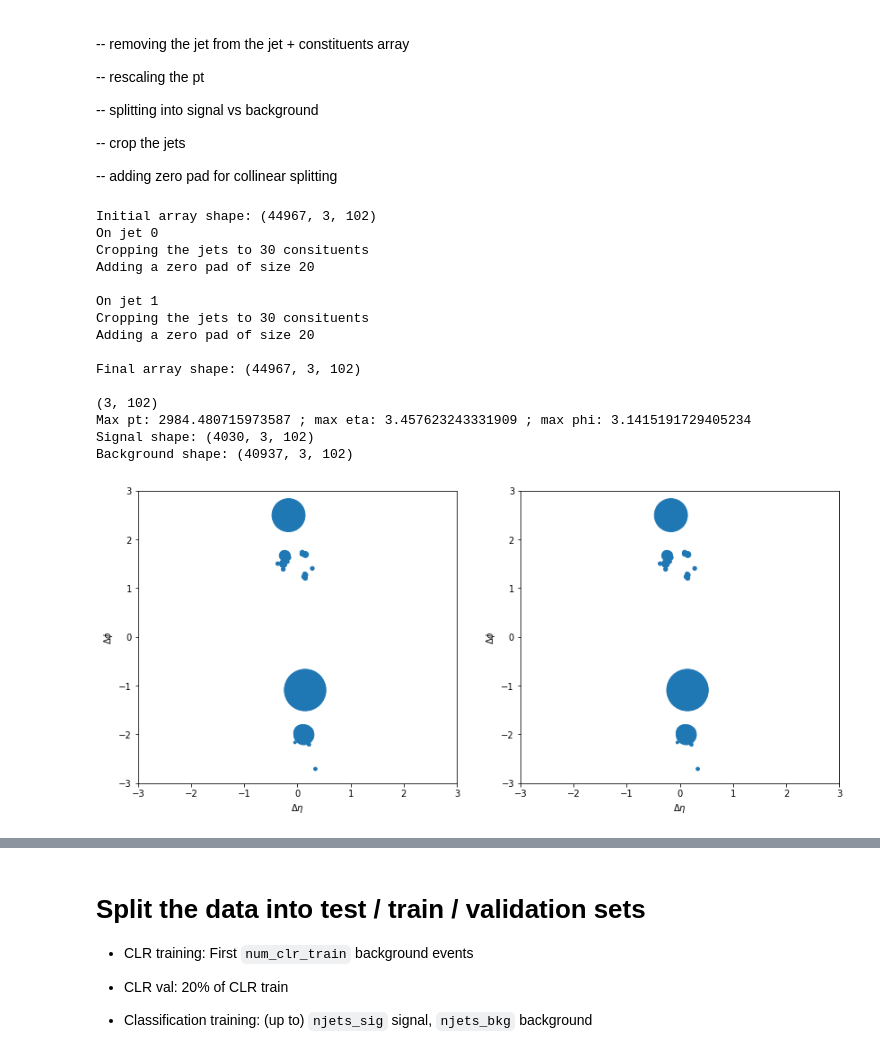
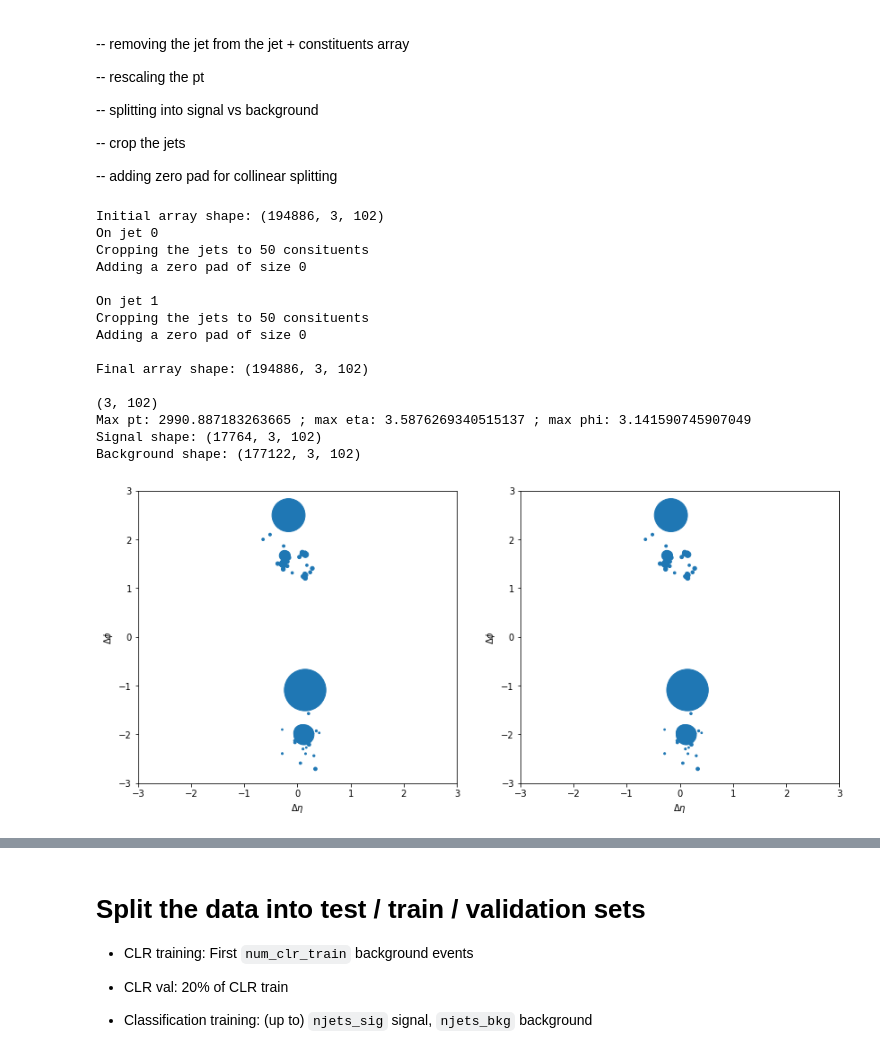
Before and after one commit to rmastand/JetCLR_AD, a Jupyter notebook: scripts/data_prep.ipynb, the cells around one changed output, grey strips where cells are left out. Saved outputs shown, nothing was run; the diff lists cells and outputs as text; code cells hidden in the pictures.

```diff
--- a/scripts/data_prep.ipynb
+++ b/scripts/data_prep.ipynb
@@ -42,8 +42,8 @@ path_to_data_storage = "/clusterfs/ml4hep/rrmastandrea/processed_data/"+study_ty
 
 if not clustered_npy_exists:
 
-    start = 40000
-    stop = 45000
+    start = 195000
+    stop = 200000
     jetR = 0.8
     j_per_e = 2
     center = "J1_phi_only_pi_2"
@@ -85,9 +85,16 @@ if clustered_npy_exists:
                        #(80000,85000),(85000,90000),(90000,95000),(95000,100000)]
     elif study_type == "dijet":
 
-        starts_and_stops = [(0,2000),(2000,6000),(6000,10000),
-                           (10000,15000),(15000,20000), (20000,25000), (25000,30000),
-                           (30000,35000), (35000,40000),(40000,45000)]
+        starts_and_stops = [(0,2000),(2000,6000),(6000,10000),(10000,15000),
+                            (15000,20000), (20000,25000), (25000,30000),(30000,35000),
+                            (35000,40000),(40000,45000),(50000,55000), (55000,60000),
+                            (60000,65000),(65000,70000),(70000,75000),(75000,80000),
+                            (80000,85000),(85000,90000),(90000,95000),(95000,100000),
+                           (100000,105000),(105000,110000),(110000,115000),(115000,120000),
+                           (120000,125000),(125000,130000),(130000,135000),(135000,140000),
+                           (140000,145000),(145000,150000),(150000,155000),(155000,160000),
+                           (160000,165000),(165000,170000),(170000,175000),(175000,180000),
+                           (180000,185000),(185000,190000),(190000,195000),(195000,200000)]
 
     """
     high_mass_consits_wjet = np.load(path_to_data_storage+"highmassconstits_data_jetR_"+str(jetR)+"_deltaJ_"+str(starts_and_stops[0][0])+"_"+str(starts_and_stops[0][1])+".npy")
@@ -215,12 +222,12 @@ for i, subjet in enumerate(split_jets):
     #subjet = subjet[:,:,1:]
 
     # crop the n constituents
-    n_nonzero_conts = 30
+    n_nonzero_conts = 50
     print("Cropping the jets to",n_nonzero_conts,"consituents")
     subjet = crop_jets(subjet,1+n_nonzero_conts)
 
     # add zero pad
-    n_zero_pad = 20
+    n_zero_pad = 0
     print("Adding a zero pad of size", n_zero_pad)
     subjet = zero_pad_consts(subjet,n_zero_pad+n_nonzero_conts+1)
 
@@ -239,43 +246,43 @@ plot_jets_phase_plane(jet_to_plot, jet_to_plot,2,(-3,3),(-3,3))
 
 # get max, min pt for normalizing
 max_pt = np.max(high_mass_consits[:,0,:])
 max_eta = np.max(high_mass_consits[:,1,:])
 max_phi = np.max(high_mass_consits[:,2,:])
 
 print("Max pt:",max_pt,"; max eta:", max_eta, "; max phi:", max_phi)
 
 # rescale the pts here
 
 rescale_denom_pt = max_pt/10
 #print("Rescaling all pTs by",rescale_denom_pt)
 #high_mass_consits = rescale_pts( high_mass_consits, rescale_denom_pt )
 
 # split into signal vs background
 
 
 high_mass_consits_sig = high_mass_consits[np.where(high_mass_labels_cut==1)]
 high_mass_consits_bkg = high_mass_consits[np.where(high_mass_labels_cut==0)]
 
 
 print("Signal shape:", high_mass_consits_sig.shape)
 print("Background shape:", high_mass_consits_bkg.shape)
 # %% [output]
-Initial array shape: (44967, 3, 102)
+Initial array shape: (194886, 3, 102)
 On jet 0
-Cropping the jets to 30 consituents
-Adding a zero pad of size 20
+Cropping the jets to 50 consituents
+Adding a zero pad of size 0
 
 On jet 1
-Cropping the jets to 30 consituents
-Adding a zero pad of size 20
+Cropping the jets to 50 consituents
+Adding a zero pad of size 0
 
-Final array shape: (44967, 3, 102)
+Final array shape: (194886, 3, 102)
 
 (3, 102)
-Max pt: 2984.480715973587 ; max eta: 3.457623243331909 ; max phi: 3.1415191729405234
-Signal shape: (4030, 3, 102)
-Background shape: (40937, 3, 102)
+Max pt: 2990.887183263665 ; max eta: 3.5876269340515137 ; max phi: 3.141590745907049
+Signal shape: (17764, 3, 102)
+Background shape: (177122, 3, 102)
-[figure, old version]
+[figure, new version]
 # %%
 # Plots of pt, eta, phi for the constituents
 
```
Also changed, not shown: parts of 5 cells of this notebook, 5 other files.
